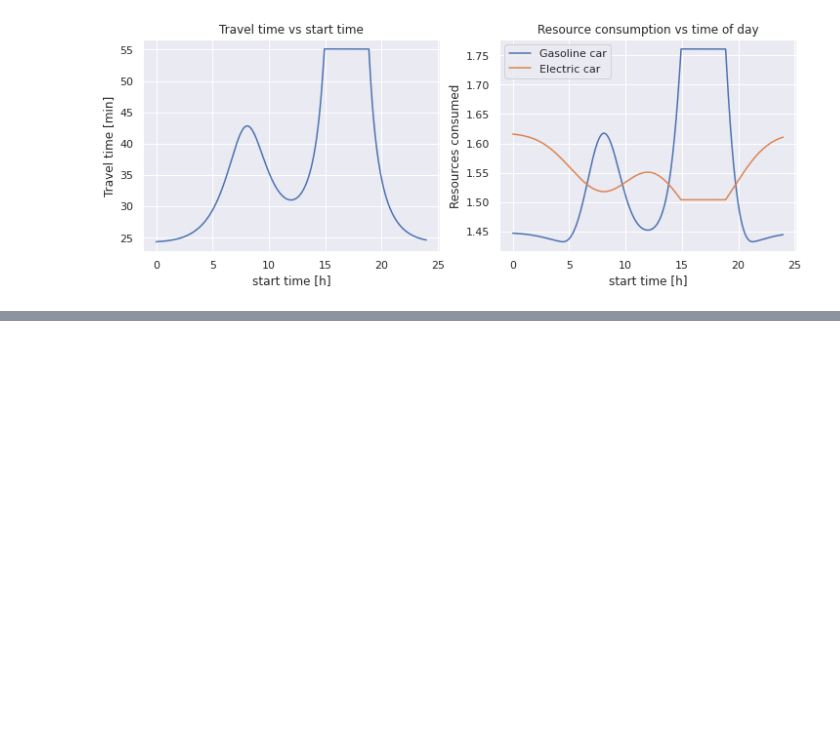
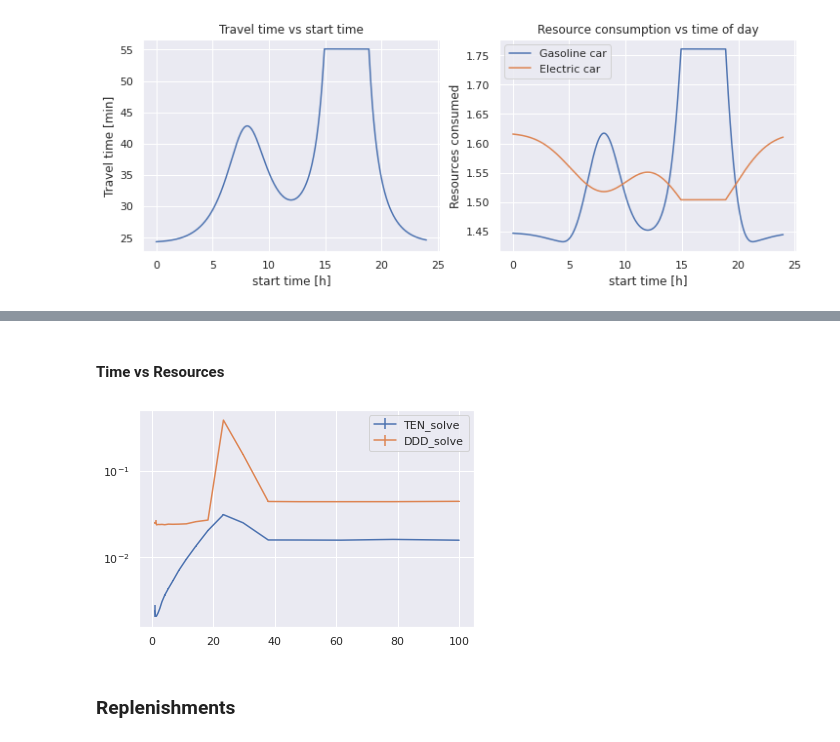
Before and after one commit to LetteraUnica/mathematical-optimization, a Jupyter notebook: final-project/TDASP.ipynb, the cells around one changed output, grey strips where cells are left out. Saved outputs shown, nothing was run; the diff lists cells and outputs as text; code cells hidden in the pictures; blank space fills up the shorter version.

```diff
--- a/final-project/TDASP.ipynb
+++ b/final-project/TDASP.ipynb
@@ -307,0 +408,16 @@ GurobiError: Model too large for size-limited license; visit https://www.gurobi.
+# %% [markdown]
+#### Time vs Resources
+# %%
+steps = 20
+n_activities = [20]*steps
+Qs = np.logspace(0, 2, steps)
+eps = [0.5]*steps
+
+mus, stds = time_all_problems(n_activities, Qs, eps, algorithms)
+
+plot_times(Qs, mus, stds, algorithms)
+pl.yscale("log")
+# %% [output]
+[figure, added]
+# %% [markdown]
+### Replenishments
```
Also changed, not shown: parts of 46 cells of this notebook, 6 other files.
